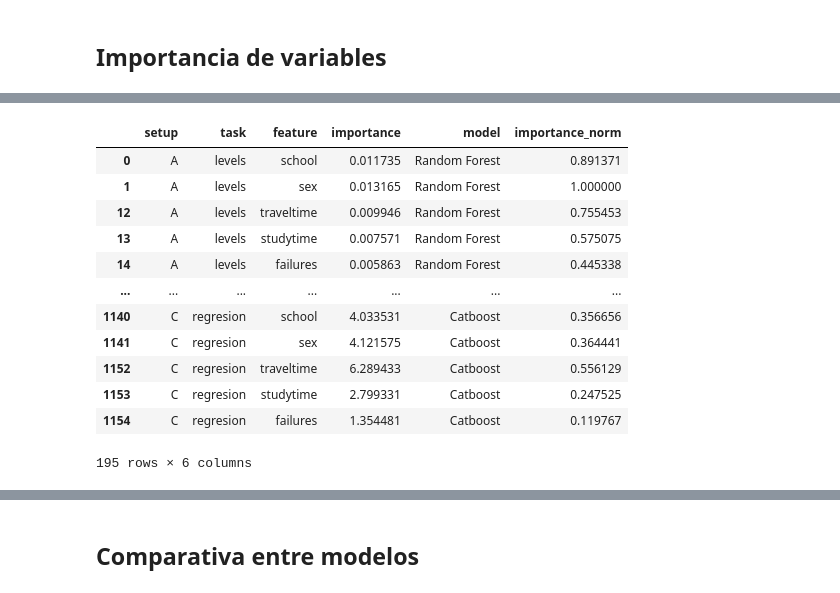
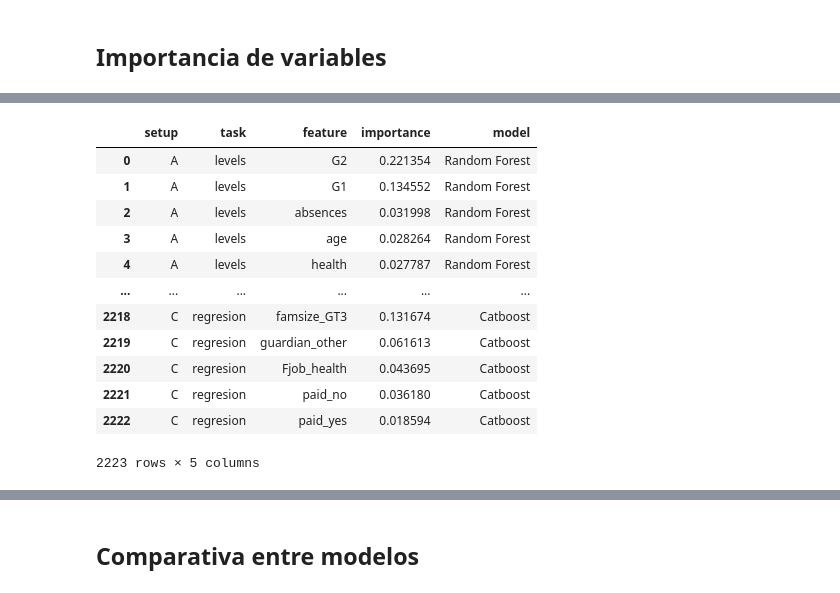
Before and after one commit to Zacatenango/arboles, a Jupyter notebook: PROFINAL/Proyecto_Final_Analitica_Basada_en_arboles_de_clasificacion_y_regresion.ipynb, the cells around one changed output, grey strips where cells are left out. Drawn from its saved outputs; the diff is of its cells as text; code cells hidden in the pictures.

```diff
--- a/PROFINAL/Proyecto_Final_Analitica_Basada_en_arboles_de_clasificacion_y_regresion.ipynb
+++ b/PROFINAL/Proyecto_Final_Analitica_Basada_en_arboles_de_clasificacion_y_regresion.ipynb
@@ -1772,7 +1758,10 @@ for setup_name, feature_cols in setups.items():
 
     mean_acc, ci_low, ci_high = mean_ci_95(scores)
     xgboost_results_levels[setup_name] = (mean_acc, ci_low, ci_high)
-    xgboost_importance_levels[setup_name] = model.named_steps['xgb'].feature_importances_
+
+    importances = get_pipeline_importances_generic(model, X, preprocessor_name='preprocess', model_name='xgb')
+    xgboost_importance_levels[setup_name] = importances
+
     print(f"Accuracy: {mean_acc:.4f} (95% CI: [{ci_low:.4f}, {ci_high:.4f}])")
 # %% [output]
 === Levels classification, setup A ===
@@ -1799,7 +1788,9 @@ for setup_name, feature_cols in setups.items():
 
     mean_acc, ci_low, ci_high = mean_ci_95(scores)
     xgboost_results_binary[setup_name] = (mean_acc, ci_low, ci_high)
-    xgboost_importance_binary[setup_name] = model.named_steps['xgb'].feature_importances_
+
+    importances = get_pipeline_importances_generic(model, X, preprocessor_name='preprocess', model_name='xgb')
+    xgboost_importance_binary[setup_name] = importances
     print(f"Accuracy: {mean_acc:.4f} (95% CI: [{ci_low:.4f}, {ci_high:.4f}])")
 # %% [output]
 === Binary classification, setup A ===
@@ -1826,7 +1817,10 @@ for setup_name, feature_cols in setups.items():
 
     mean_acc, ci_low, ci_high = mean_ci_95(scores)
     xgboost_results_direct[setup_name] = (mean_acc, ci_low, ci_high)
-    xgboost_importance_direct[setup_name] = model.named_steps['xgb'].feature_importances_
+
+    importances = get_pipeline_importances_generic(model, X, preprocessor_name='preprocess', model_name='xgb')
+    xgboost_importance_direct[setup_name] = importances
+
     print(f"RMSE: {mean_acc:.4f} (95% CI: [{ci_low:.4f}, {ci_high:.4f}])")
 # %% [output]
 === Regression, setup A ===
@@ -1862,9 +1856,9 @@ xgboost_df_acc
 import pandas as pd
 import numpy as np
 
-xgboost_df_lvl_vars = importances_to_df(xgboost_importance_levels, feature_cols, task_name='levels')
-xgboost_df_bin_vars = importances_to_df(xgboost_importance_binary, feature_cols, task_name='binary')
-xgboost_df_reg_vars = importances_to_df(xgboost_importance_direct, feature_cols, task_name='regresion')
+xgboost_df_lvl_vars = importances_to_df(xgboost_importance_levels, task_name='levels')
+xgboost_df_bin_vars = importances_to_df(xgboost_importance_binary, task_name='binary')
+xgboost_df_reg_vars = importances_to_df(xgboost_importance_direct, task_name='regresion')
 
 xgboost_df_vars = pd.concat([xgboost_df_lvl_vars, xgboost_df_bin_vars, xgboost_df_reg_vars], ignore_index=True)
 xgboost_df_vars
@@ -2188,43 +2182,30 @@ lg_df_vars
 # %%
 import pandas as pd
 import seaborn as sns
 import matplotlib.pyplot as plt
 
 # Asignar nombre a cada modelo
 rf_df_vars['model'] = 'Random Forest'
 dt_df_vars['model'] = 'Decision Tree'
 xgboost_df_vars['model'] = 'XGBoost'
 lr_df_vars['model'] = 'Linear Regression'
 lg_df_vars['model'] = 'Logistic Regression'
 catboost_df_vars['model'] = 'Catboost'
 
 # Unir todos los resultados
 df_importance_all = pd.concat([rf_df_vars, dt_df_vars, xgboost_df_vars, lr_df_vars, lg_df_vars, catboost_df_vars], ignore_index=True)
-
-# Normalizar
-df_importance_all['importance_norm'] = df_importance_all.groupby(['model', 'task', 'setup'])['importance'].transform(
-    lambda x: x / x.max() if x.max() != 0 else 0
-)
-
-# Filtrar solo las N más importantes para que el gráfico no sea muy grande
-top_n = 5
-
-# Sacamos el promedio de importancia por variable para elegir las mejores
-top_features = df_importance_all.groupby('feature')['importance_norm'].mean().sort_values(ascending=False).head(top_n).index
-
-df_importance_filtered_all = df_importance_all[df_importance_all['feature'].isin(top_features)]
-df_importance_filtered_all
+df_importance_all
 # %% [output]
-|  | setup | task | feature | importance | model | importance_norm |
-| 0 | A | levels | school | 0.011735 | Random Forest | 0.891371 |
-| 1 | A | levels | sex | 0.013165 | Random Forest | 1.000000 |
-| 12 | A | levels | traveltime | 0.009946 | Random Forest | 0.755453 |
-| 13 | A | levels | studytime | 0.007571 | Random Forest | 0.575075 |
-| 14 | A | levels | failures | 0.005863 | Random Forest | 0.445338 |
-| ... | ... | ... | ... | ... | ... | ... |
-| 1140 | C | regresion | school | 4.033531 | Catboost | 0.356656 |
-| 1141 | C | regresion | sex | 4.121575 | Catboost | 0.364441 |
-| 1152 | C | regresion | traveltime | 6.289433 | Catboost | 0.556129 |
-| 1153 | C | regresion | studytime | 2.799331 | Catboost | 0.247525 |
-| 1154 | C | regresion | failures | 1.354481 | Catboost | 0.119767 |
+|  | setup | task | feature | importance | model |
+| 0 | A | levels | G2 | 0.221354 | Random Forest |
+| 1 | A | levels | G1 | 0.134552 | Random Forest |
+| 2 | A | levels | absences | 0.031998 | Random Forest |
+| 3 | A | levels | age | 0.028264 | Random Forest |
+| 4 | A | levels | health | 0.027787 | Random Forest |
+| ... | ... | ... | ... | ... | ... |
+| 2218 | C | regresion | famsize_GT3 | 0.131674 | Catboost |
+| 2219 | C | regresion | guardian_other | 0.061613 | Catboost |
+| 2220 | C | regresion | Fjob_health | 0.043695 | Catboost |
+| 2221 | C | regresion | paid_no | 0.036180 | Catboost |
+| 2222 | C | regresion | paid_yes | 0.018594 | Catboost |
-195 rows × 6 columns
+2223 rows × 5 columns
```
Also changed, not shown: parts of 29 cells of this notebook.
